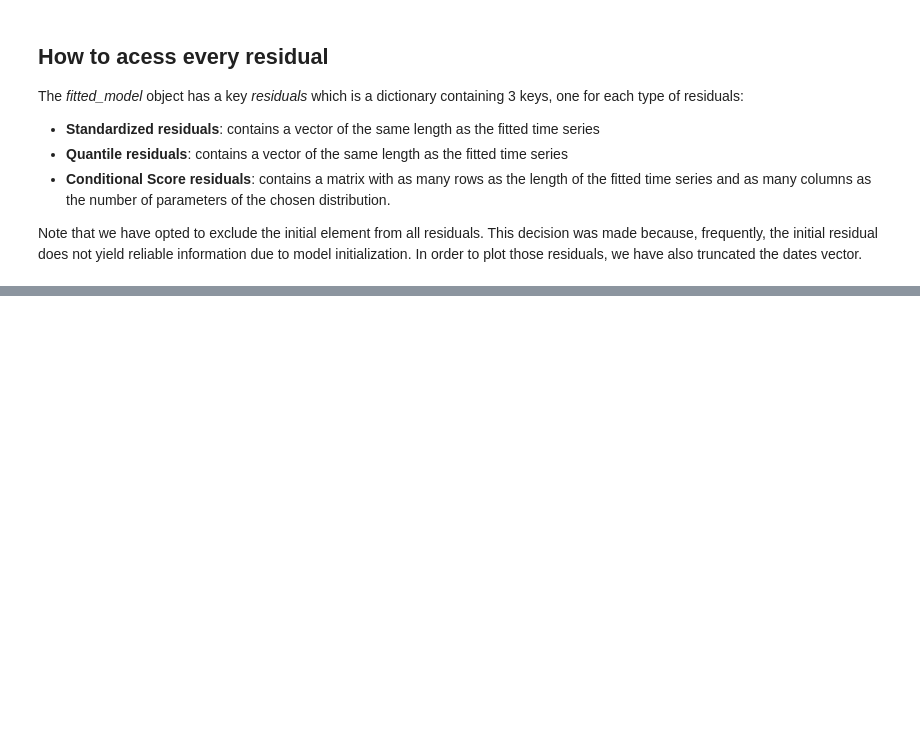
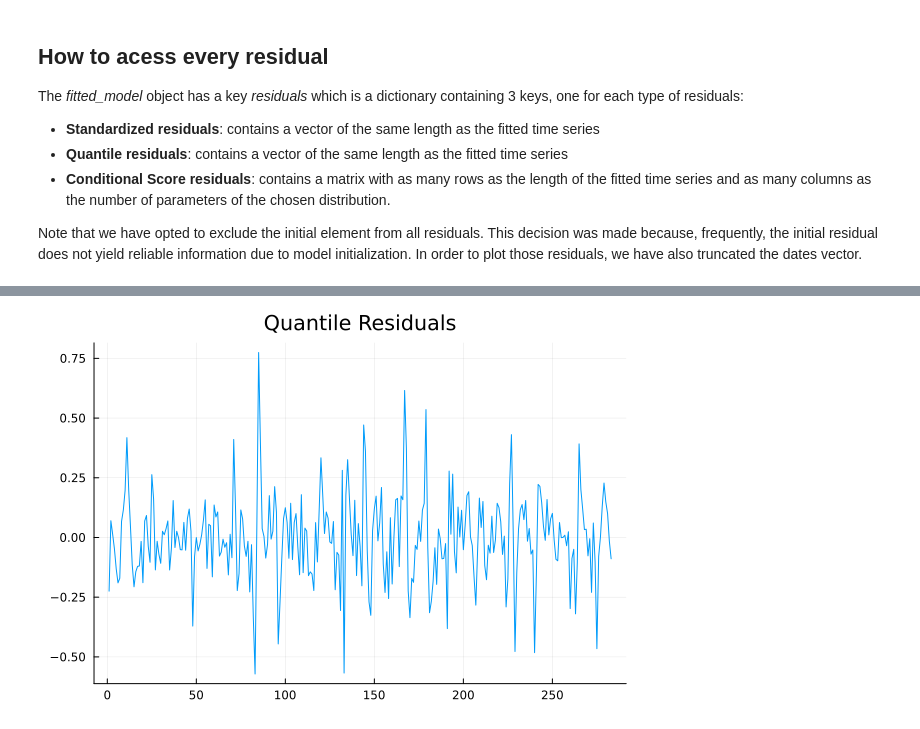
Before and after one commit to LAMPSPUC/UnobservedComponentsGAS, a Jupyter notebook: examples/4_residuals_diagnostic_example.ipynb, the cells around one changed output, grey strips where cells are left out. Drawn from its saved outputs; the diff is of its cells as text; code cells hidden in the pictures; blank space fills up the shorter version.

Commit message:
update residuals diagnostics example

```diff
--- a/examples/4_residuals_diagnostic_example.ipynb
+++ b/examples/4_residuals_diagnostic_example.ipynb
@@ -219,0 +110,4 @@ plot(acf_plot_param_1, acf_plot_param_2, layout = (2,1), size=(800,600),
+# %%
+UnobservedComponentsGAS.plot_residuals(fitted_model)
+# %% [output]
+[figure, added]
```
Also changed, not shown: parts of 46 cells of this notebook, 2 other files.
